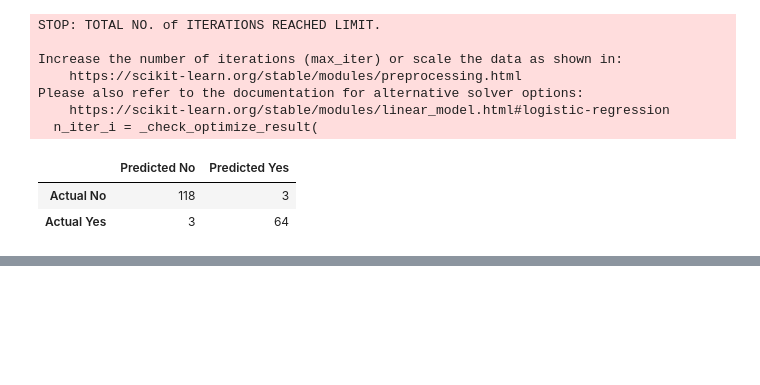
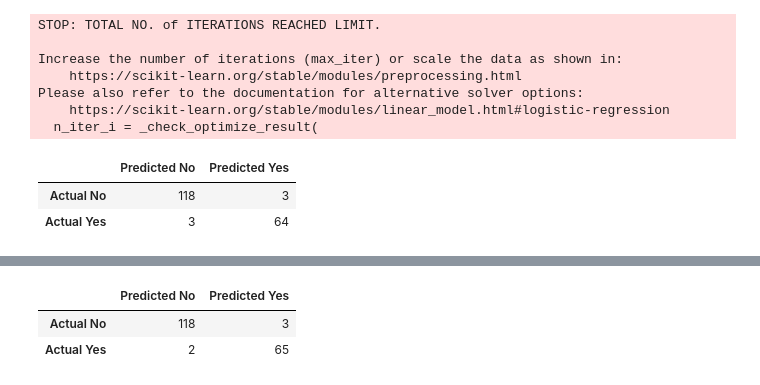
Before and after one commit to SSTengNic/MachineLearningProjects, a Jupyter notebook: breast cancer project/breast cancer.ipynb, the cells around one changed output, grey strips where cells are left out. Cells and saved outputs as stored; diff of their text form; code cells hidden in the pictures; blank space fills up the shorter version.

```diff
--- a/breast cancer project/breast cancer.ipynb
+++ b/breast cancer project/breast cancer.ipynb
@@ -131,0 +263,26 @@ weighted avg       0.97      0.97      0.97       188
+# %%
+#import sys
+#sys.path.insert(1,'C:\\Users\\nicho\\Documents\\GitHub\\MachineLearningProjects\\ML_Models')
+
+#from ML_Models.LogisticRegression import sgd_LG
+
+label = bc_data['diagnosis']
+label = label.replace(0, -1).values
+
+
+features = bc_data.drop(['diagnosis'],axis = 1)
+features = (features -np.min(features))/(np.max(features)-np.min(features))
+x_train, x_test, y_train, y_test = train_test_split(features, label, test_size=0.33, random_state=42)
+
+x_train = x_train.values
+weight,offset = sgd_LG(x_train,y_train)
+
+pred_labels = log_pred(weight,offset, x_test)
+pred_labels_array = np.array(pred_labels)
+pred_labels_array = pred_labels_array.astype(y_test.dtype)
+pred_labels_array
+pd.DataFrame(confusion_matrix(y_test, pred_labels_array), columns = ['Predicted No', 'Predicted Yes'], index = ['Actual No', 'Actual Yes'])
+# %% [output]
+|  | Predicted No | Predicted Yes |
+| Actual No | 118 | 3 |
+| Actual Yes | 2 | 65 |
```
Also changed, not shown: parts of 16 cells of this notebook.
